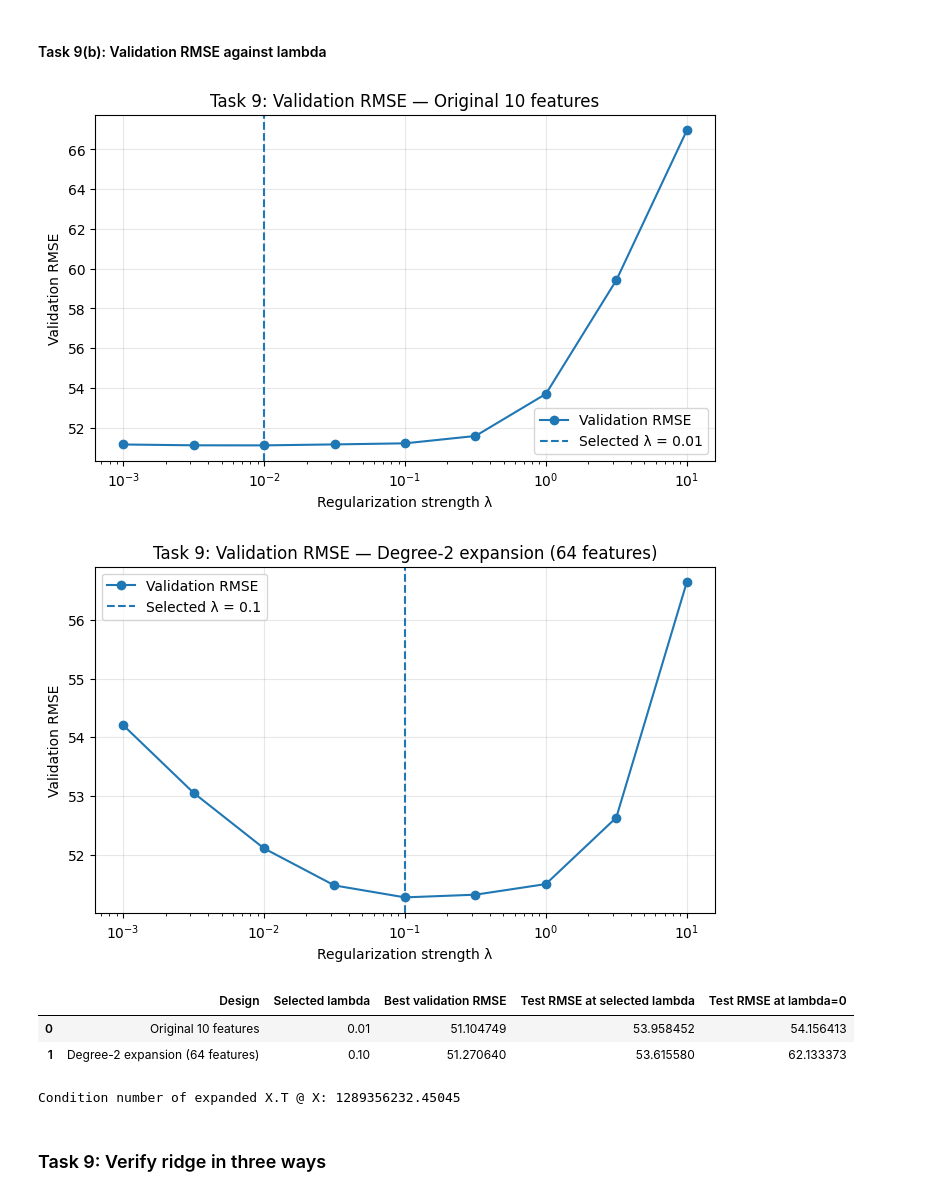
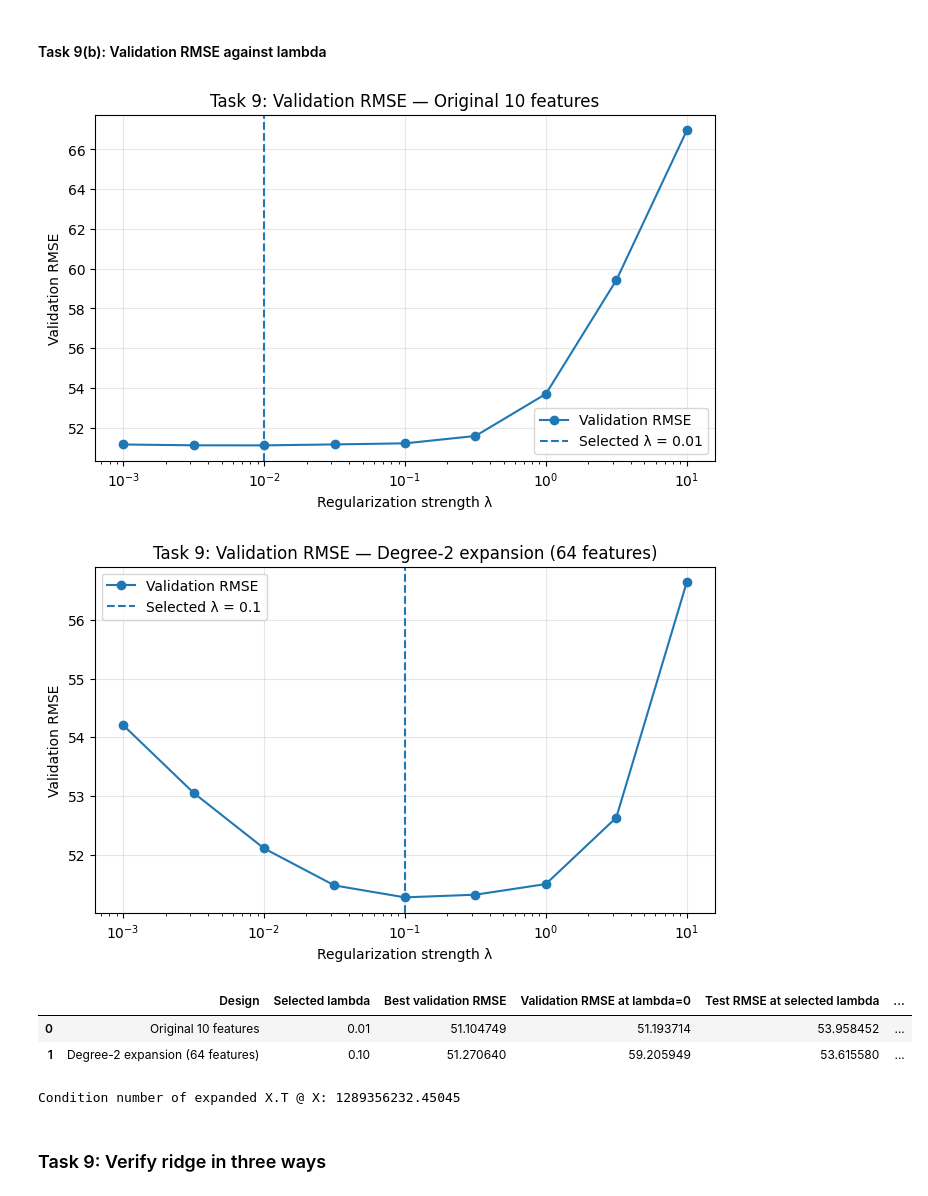
Before and after one commit to YaseenRamzyy/ML-Assignment-2, a Jupyter notebook: ML_Assignment_2.ipynb, the cells around one changed output. Saved outputs shown, nothing was run; the diff lists cells and outputs as text; code cells hidden in the pictures.

```diff
--- a/ML_Assignment_2.ipynb
+++ b/ML_Assignment_2.ipynb
@@ -914,36 +914,37 @@ for design_name, result in ridge_results.items():
     plt.figure(figsize=(8, 4.5))
     plt.plot(lambdas[1:], result["val_rmse"][1:], marker="o",
              label="Validation RMSE")
     plt.axvline(result["best_lambda"], linestyle="--",
                 label=f"Selected λ = {result['best_lambda']:.4g}")
     plt.xscale("log")
     plt.xlabel("Regularization strength λ")
     plt.ylabel("Validation RMSE")
     plt.title(f"Task 9: Validation RMSE — {design_name}")
     plt.legend()
     plt.grid(True, alpha=0.3)
     plt.show()
 
 ridge_selection_table = pd.DataFrame([
     {
         "Design": name,
         "Selected lambda": result["best_lambda"],
         "Best validation RMSE": result["val_rmse"][result["best_index"]],
+        "Validation RMSE at lambda=0": result["val_rmse"][0],
         "Test RMSE at selected lambda": result["test_rmse"][result["best_index"]],
         "Test RMSE at lambda=0": result["test_rmse"][0]
     }
     for name, result in ridge_results.items()
 ])
 display(ridge_selection_table)
 
 print("Condition number of expanded X.T @ X:",
       np.linalg.cond(Xtr_degree.T @ Xtr_degree))
 # %% [output]
 [figure]
 [figure]
-|  | Design | Selected lambda | Best validation RMSE | Test RMSE at selected lambda | Test RMSE at lambda=0 |
-| 0 | Original 10 features | 0.01 | 51.104749 | 53.958452 | 54.156413 |
-| 1 | Degree-2 expansion (64 features) | 0.10 | 51.270640 | 53.615580 | 62.133373 |
+|  | Design | Selected lambda | Best validation RMSE | Validation RMSE at lambda=0 | Test RMSE at selected lambda | ... |
+| 0 | Original 10 features | 0.01 | 51.104749 | 51.193714 | 53.958452 | ... |
+| 1 | Degree-2 expansion (64 features) | 0.10 | 51.270640 | 59.205949 | 53.615580 | ... |
 Condition number of expanded X.T @ X: 1289356232.45045
 # %% [markdown]
 ### Task 9: Verify ridge in three ways
```
Also changed, not shown: parts of 2 cells of this notebook.
